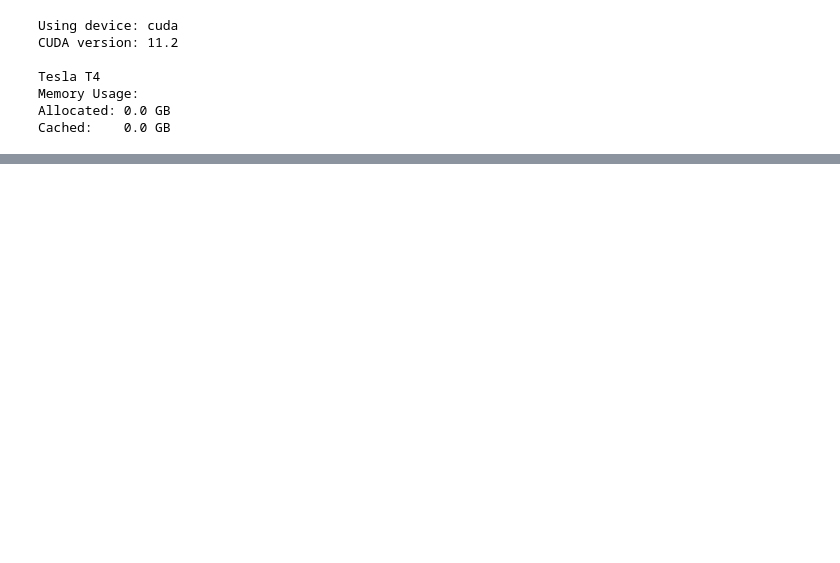
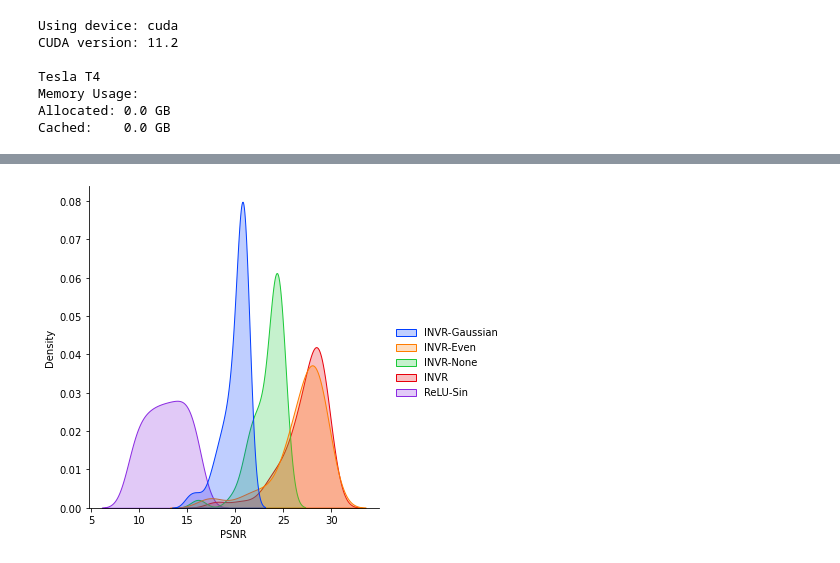
Before and after one commit to ZakSingh/neural-positional-compression, a Jupyter notebook: src/video_chunked.ipynb, the cells around one changed output, grey strips where cells are left out. Cells and saved outputs as stored; diff of their text form; code cells hidden in the pictures; blank space fills up the shorter version.

```diff
--- a/src/video_chunked.ipynb
+++ b/src/video_chunked.ipynb
@@ -542,0 +757,43 @@ Mean PSNR: 30.91255161497328 Median PSNR: 32.10228443145752
+# %%
+gauss_bad_psnrs = []
+gauss_good_psnrs = []
+invr_psnrs = []
+invr_52_psnrs = []
+invr_none_psnrs = []
+relu_psnrs = []
+
+with open("training_psnrs_gauss_bad", "rb") as fp:   # Unpickling
+  gauss_bad_psnrs = pickle.load(fp)
+with open("training_psnrs_gauss", "rb") as fp:   # Unpickling
+  gauss_good_psnrs = pickle.load(fp)
+with open("training_psnrs_invr", "rb") as fp:   # Unpickling
+  invr_psnrs = pickle.load(fp)
+with open("training_psnrs_52", "rb") as fp:   # Unpickling
+  invr_52_psnrs = pickle.load(fp)
+with open("training_psnrs_no_encoding", "rb") as fp:   # Unpickling
+  invr_none_psnrs = pickle.load(fp)
+with open("training_psnrs_relu", "rb") as fp:   # Unpickling
+  relu_psnrs = pickle.load(fp)
+
+train_psnr_df = pd.DataFrame({
+  'Gaussian-SIREN': gauss_good_psnrs,
+  'INVR': invr_psnrs,
+  'Even-INVR': invr_52_psnrs,
+  'None-INVR': invr_none_psnrs,
+  'Sin-ReLU': relu_psnrs
+})
+
+train_psnr_df = pd.DataFrame({
+  'INVR-Gaussian': gauss_good_psnrs,
+  'INVR-Even': invr_52_psnrs,
+  'INVR-None': invr_none_psnrs,
+  'INVR': invr_psnrs,
+  'ReLU-Sin': relu_psnrs
+})
+
+pl = sns.displot(data=train_psnr_df, kind='kde', fill=True, clip=(5, 35),
+            palette=sns.color_palette('bright')[:5])
+pl.set(xlabel="PSNR")
+plt.show()
+# %% [output]
+[figure, added]
```
Also changed, not shown: parts of 14 cells of this notebook, 18 other files.
